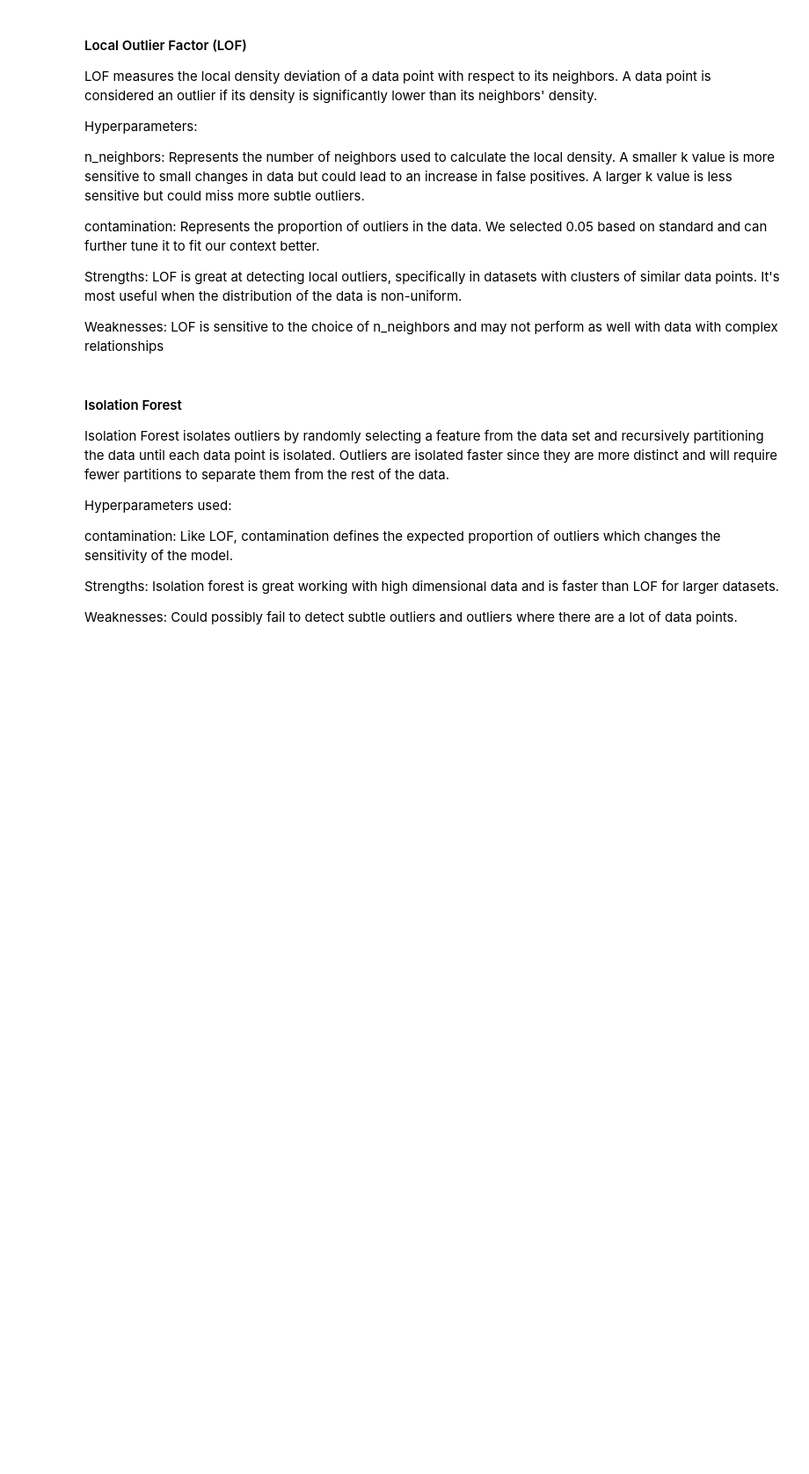
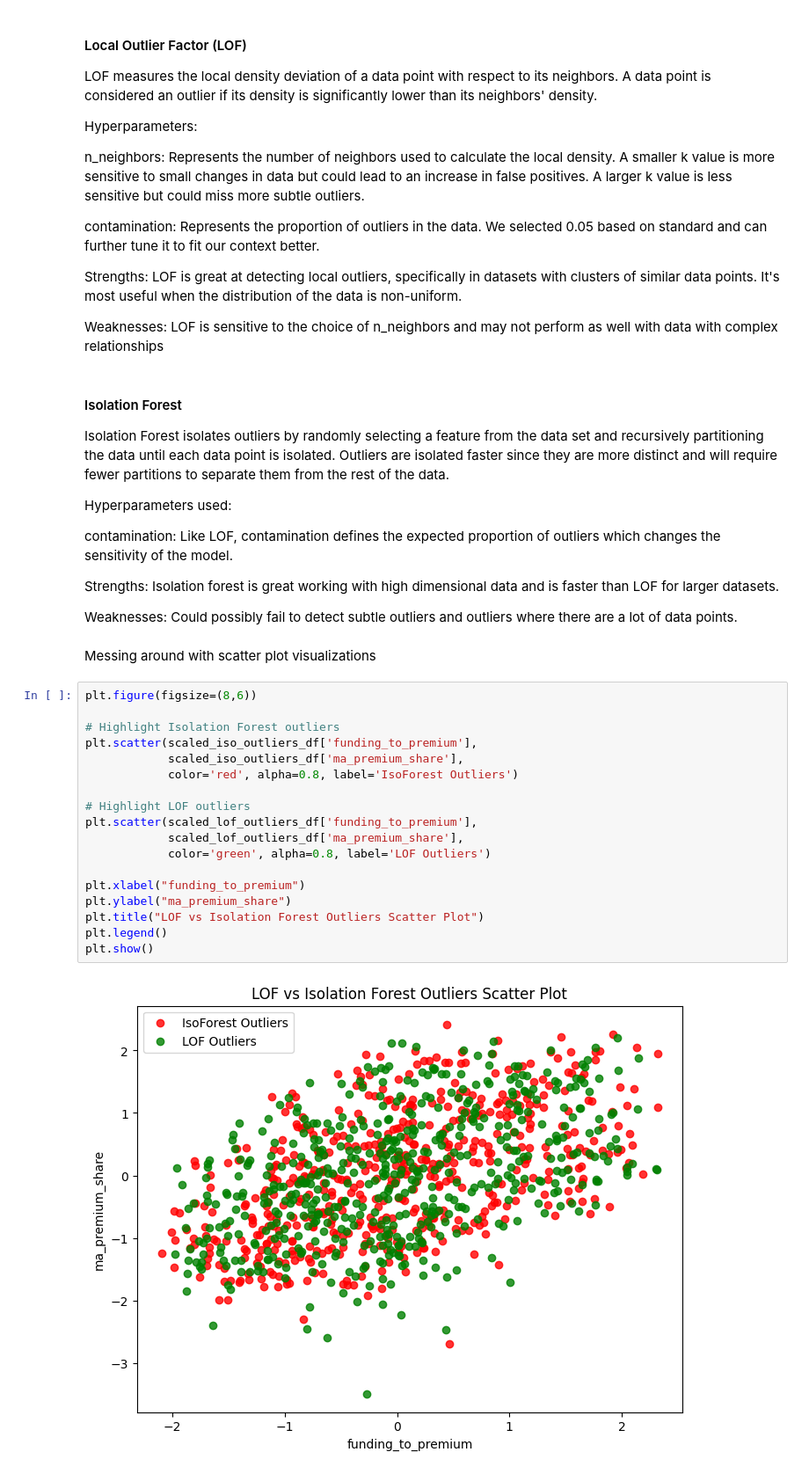
Before and after one commit to lizbethkr/Outlier-Detection, a Jupyter notebook: notebooks/outlier_detection.ipynb, the cells around one changed output. Shown at 88% size. Drawn from its saved outputs; the diff is of its cells as text; blank space fills up the shorter version.

Commit message:
messing with scatter plot visuals

```diff
--- a/notebooks/outlier_detection.ipynb
+++ b/notebooks/outlier_detection.ipynb
@@ -577,3 +561,25 @@ contamination:  Like LOF, contamination defines the expected proportion of outli
 Strengths: Isolation forest is great working with high dimensional data and is faster than LOF for larger datasets.
 
 Weaknesses: Could possibly fail to detect subtle outliers and outliers where there are a lot of data points.
+# %% [markdown]
+Messing around with scatter plot visualizations
+# %%
+plt.figure(figsize=(8,6))
+
+# Highlight Isolation Forest outliers
+plt.scatter(scaled_iso_outliers_df['funding_to_premium'],
+            scaled_iso_outliers_df['ma_premium_share'],
+            color='red', alpha=0.8, label='IsoForest Outliers')
+
+# Highlight LOF outliers
+plt.scatter(scaled_lof_outliers_df['funding_to_premium'],
+            scaled_lof_outliers_df['ma_premium_share'],
+            color='green', alpha=0.8, label='LOF Outliers')
+
+plt.xlabel("funding_to_premium")
+plt.ylabel("ma_premium_share")
+plt.title("LOF vs Isolation Forest Outliers Scatter Plot")
+plt.legend()
+plt.show()
+# %% [output]
+[figure, added]
```
Also changed, not shown: parts of 6 cells of this notebook, 1 other file.
